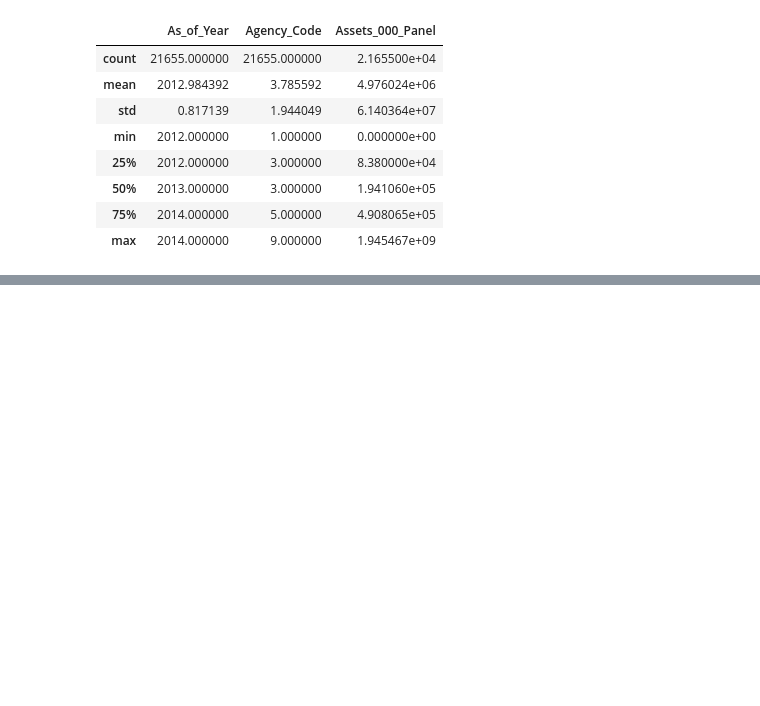
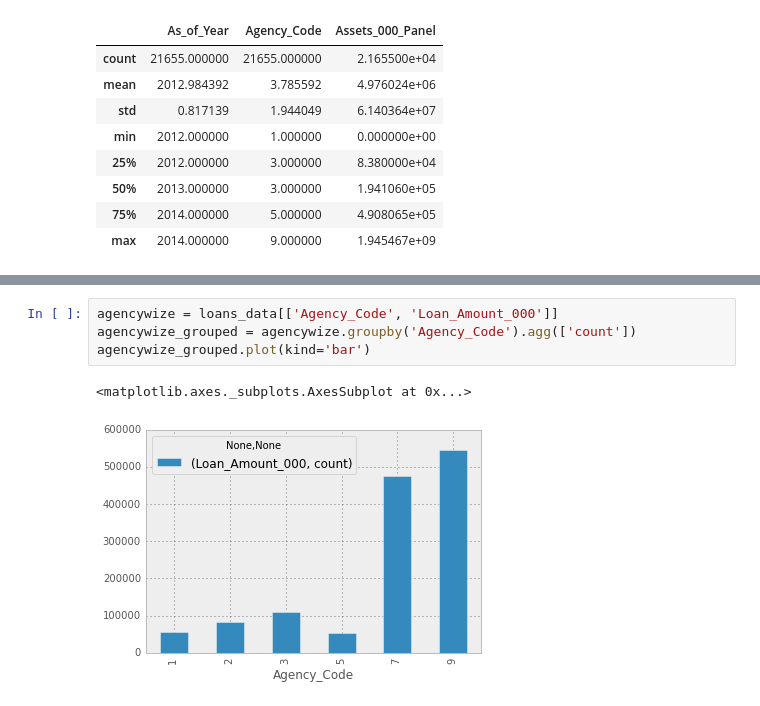
Before and after one commit to jainshubham/notebooks, a Jupyter notebook: Capital_One.ipynb, the cells around one changed output, grey strips where cells are left out. Saved outputs shown, nothing was run; the diff lists cells and outputs as text; blank space fills up the shorter version.

```diff
--- a/Capital_One.ipynb
+++ b/Capital_One.ipynb
@@ -71,0 +76,7 @@ array([[<matplotlib.axes._subplots.AxesSubplot object at 0x...>,
+# %%
+agencywize = loans_data[['Agency_Code', 'Loan_Amount_000']]
+agencywize_grouped = agencywize.groupby('Agency_Code').agg(['count'])
+agencywize_grouped.plot(kind='bar')
+# %% [output]
+<matplotlib.axes._subplots.AxesSubplot at 0x...>
+[figure, added]
```
Also changed, not shown: parts of 16 cells of this notebook, 2 other files.
